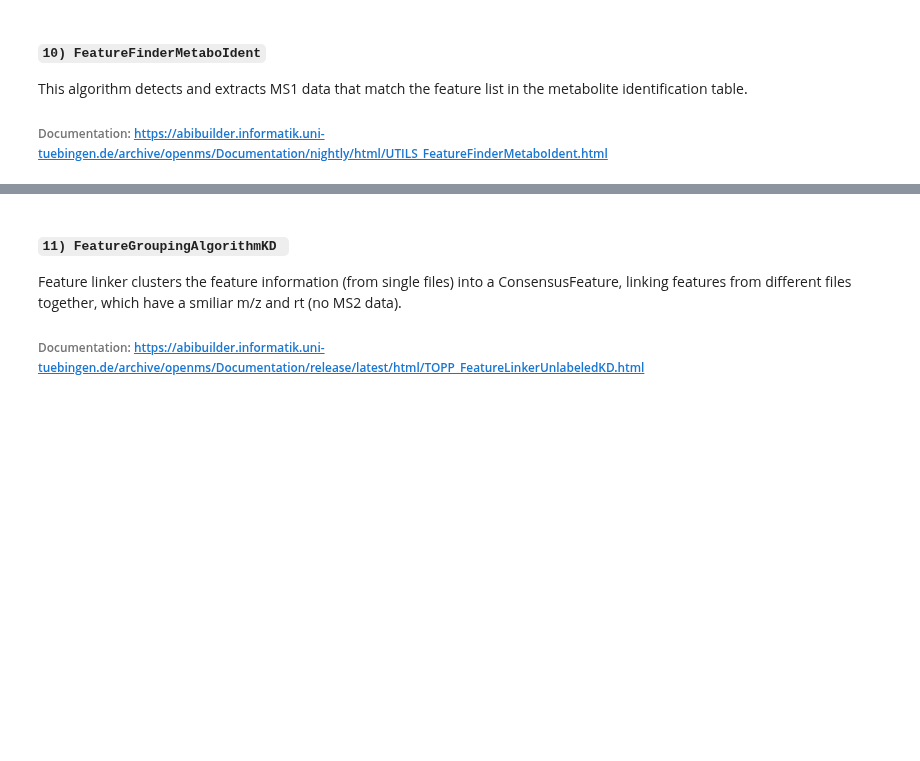
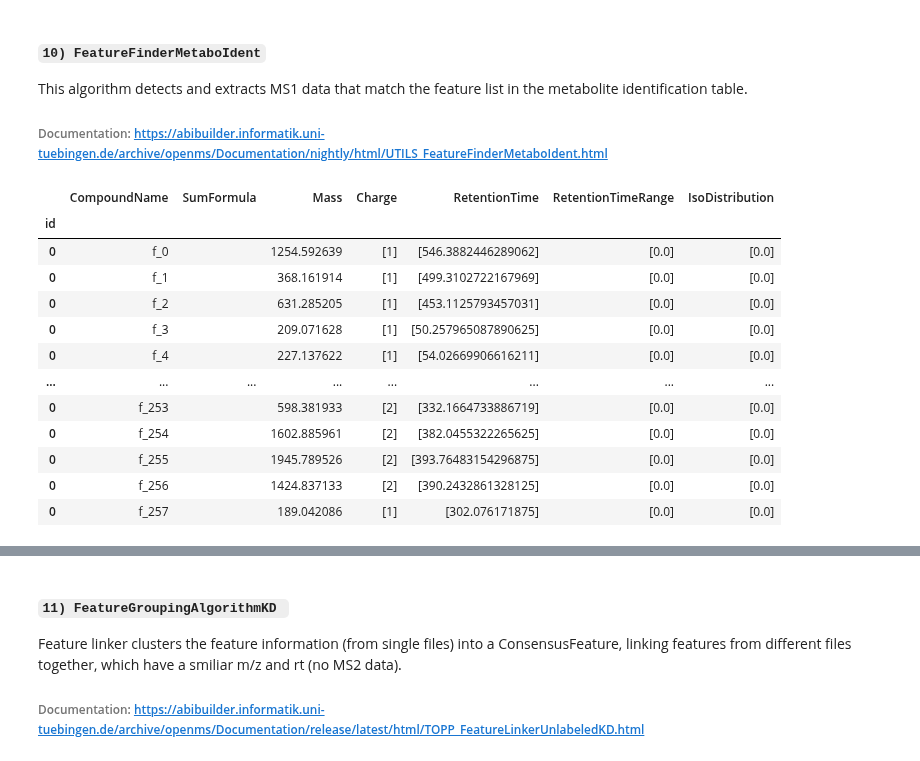
Before and after one commit to eeko-kon/pyOpenMS_UmetaFlow, a Jupyter notebook: 1_Preprocessing.ipynb, the cells around one changed output, grey strips where cells are left out. Saved outputs shown, nothing was run; the diff lists cells and outputs as text; code cells hidden in the pictures; blank space fills up the shorter version.

```diff
--- a/1_Preprocessing.ipynb
+++ b/1_Preprocessing.ipynb
@@ -380,46 +462,47 @@ This algorithm detects and extracts MS1 data that match the feature list in the
 ###### Documentation: https://abibuilder.informatik.uni-tuebingen.de/archive/openms/Documentation/nightly/html/UTILS_FeatureFinderMetaboIdent.html
 # %%
 #Import the consensus tsv table and keep only the columns: RT, mz and charge
-DF_features = pd.read_csv("results/features/FeatureMatrix.tsv", sep="\t")
-DF_features = DF_features[['RT','mz', "charge"]]
+consensus_map = ConsensusMap()
+ConsensusXMLFile().load(os.path.join("results", "interim", "preprocess", "consensus_missing.consensusXML"), consensus_map)
+library = consensus_map.get_df()[['RT','mz', "charge"]]
+#convert the mz and RT columns to floats and charge to integer for calculations
+library["charge"] = pd.to_numeric(library["charge"], downcast="integer")
+library["mz"] = pd.to_numeric(library["mz"], downcast="float")
+library["RT"] = pd.to_numeric(library["RT"], downcast="float")
+library= library.rename(columns={"RT": "RetentionTime", "charge":"Charge"})
+#Add a columns named "Mass" and calculate the neutral masses from the charge and mz:
+library["Mass"] = 0.0
+for i in library.index:
+    library.at[i, "Mass"] = (library.loc[i, "mz"] * library.loc[i, "Charge"]) - (library.loc[i, "Charge"] * 1.007825)
+#drop the mz column
+library= library.drop(columns= "mz")
+library["Charge"] = [[c] for c in library["Charge"]]
+library["RetentionTime"] = [[rt] for rt in library["RetentionTime"]]
+#add the rest of the columns required for the MetaboliteIdentificationTable and fill with zeros or blanks, except the "Compound Name"
+#which, since they are all unknown, can be filled with f_#
+library['CompoundName'] = [i for i in range(0,len(library))]
+library['CompoundName'] = "f_" + library['CompoundName'].astype(str)
+library["SumFormula"] = ""
+library["RetentionTimeRange"]= [[0.0] for _ in range(len(library.index))]
+library["IsoDistribution"]= [[0.0] for _ in range(len(library.index))]
+library = library[["CompoundName","SumFormula", "Mass","Charge","RetentionTime","RetentionTimeRange", "IsoDistribution"]]
+library_reformatted = []
+for _, row in library.iterrows():
+    library_reformatted.append(FeatureFinderMetaboIdentCompound(row["CompoundName"], row["SumFormula"], row["Mass"], row["Charge"], row["RetentionTime"], row["RetentionTimeRange"], row["IsoDistribution"]))
 
-#convert the mz and RT columns to floats and charge to integer for calculations
-DF_features["charge"] = pd.to_numeric(DF_features["charge"], downcast="integer")
-DF_features["mz"] = pd.to_numeric(DF_features["mz"], downcast="float")
-DF_features["RT"] = pd.to_numeric(DF_features["RT"], downcast="float")
-
-#Add a columns named "Mass" and calculate the neutral masses from the charge and mz:
-DF_features["Mass"]= 0.0
-for ind in DF_features.index:
-    if DF_features["charge"][ind] == 0:
-        DF_features.loc[ind, "Mass"]= DF_features.loc[ind,"mz"]
-    if DF_features["charge"][ind] == 1:
-        DF_features.loc[ind, "Mass"]= DF_features.loc[ind,"mz"]- 1.007825
-    if DF_features["charge"][ind] == 2:
-        DF_features.loc[ind, "Mass"]= (DF_features.loc[ind,"mz"]*2)- 2.015650
-    if DF_features["charge"][ind] == 3:
-        DF_features.loc[ind, "Mass"]= (DF_features.loc[ind,"mz"]*3)- 3.023475
-
-#Rename columns to the required ones and add positive or negative sign for charge
-DF_features= DF_features.rename(columns={"RT": "RetentionTime", "charge":"Charge"})
-DF_features["Charge"]= DF_features["Charge"].astype(str)
-for ind in DF_features.index:
-    if DF_features["Charge"][ind] == "1":
-        DF_features.loc[ind, "Charge"]= "+" + DF_features.loc[ind,"Charge"]
-    if DF_features["Charge"][ind] == "2":
-        DF_features.loc[ind, "Charge"]= "+" + DF_features.loc[ind,"Charge"]
-    if DF_features["Charge"][ind] == "3":
-        DF_features.loc[ind, "Charge"]= "+" + DF_features.loc[ind,"Charge"]
-#drop the mz column
-DF_features= DF_features.drop(columns= "mz")
-
-#add the rest of the columns required for the MetaboliteIdentificationTable and fill with zeros or blanks, except the "Compound Name"
-#which, since they are all unknown, can be filled with feature_#
-DF_features['CompoundName'] = np.arange(len(DF_features))
-DF_features['CompoundName'] = "feature_" + DF_features['CompoundName'].astype(str)
-DF_features["SumFormula"] = " "
-DF_features["RetentionTimeRange"]= "0"
-DF_features["IsoDistribution"]= "0"
-DF_features= DF_features[["CompoundName","SumFormula", "Mass","Charge","RetentionTime","RetentionTimeRange", "IsoDistribution"]]
-DF_features.to_csv("resources/MetaboliteIdentification.tsv", sep="\t", index= None)
-DF_features
+library.to_csv("resources/MetaboliteIdentification.tsv", sep="\t", index= None)
+library
+# %% [output]
+|  | CompoundName | SumFormula | Mass | Charge | RetentionTime | RetentionTimeRange | IsoDistribution |
+| id |  |  |  |  |  |  |  |
+| 0 | f_0 |  | 1254.592639 | [1] | [546.3882446289062] | [0.0] | [0.0] |
+| 0 | f_1 |  | 368.161914 | [1] | [499.3102722167969] | [0.0] | [0.0] |
+| 0 | f_2 |  | 631.285205 | [1] | [453.1125793457031] | [0.0] | [0.0] |
+| 0 | f_3 |  | 209.071628 | [1] | [50.257965087890625] | [0.0] | [0.0] |
+| 0 | f_4 |  | 227.137622 | [1] | [54.02669906616211] | [0.0] | [0.0] |
+| ... | ... | ... | ... | ... | ... | ... | ... |
+| 0 | f_253 |  | 598.381933 | [2] | [332.1664733886719] | [0.0] | [0.0] |
+| 0 | f_254 |  | 1602.885961 | [2] | [382.0455322265625] | [0.0] | [0.0] |
+| 0 | f_255 |  | 1945.789526 | [2] | [393.76483154296875] | [0.0] | [0.0] |
+| 0 | f_256 |  | 1424.837133 | [2] | [390.2432861328125] | [0.0] | [0.0] |
+| 0 | f_257 |  | 189.042086 | [1] | [302.076171875] | [0.0] | [0.0] |
```
Also changed, not shown: parts of 21 cells of this notebook.
